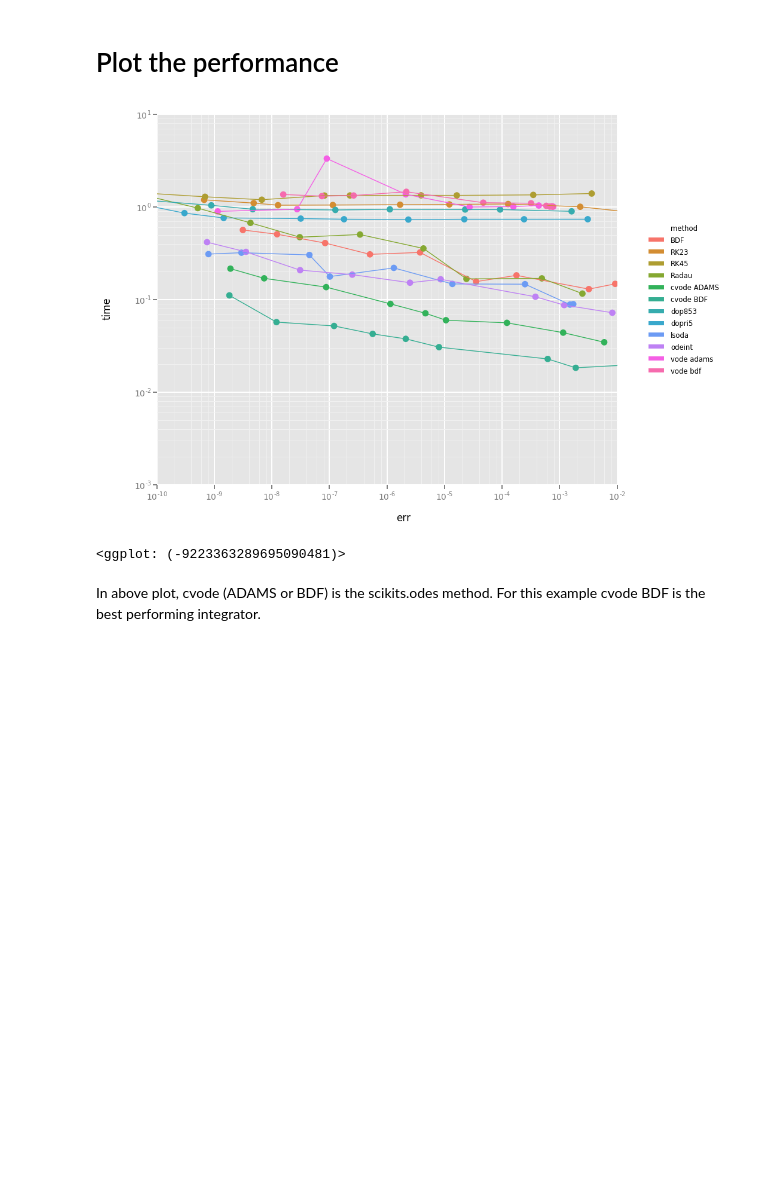
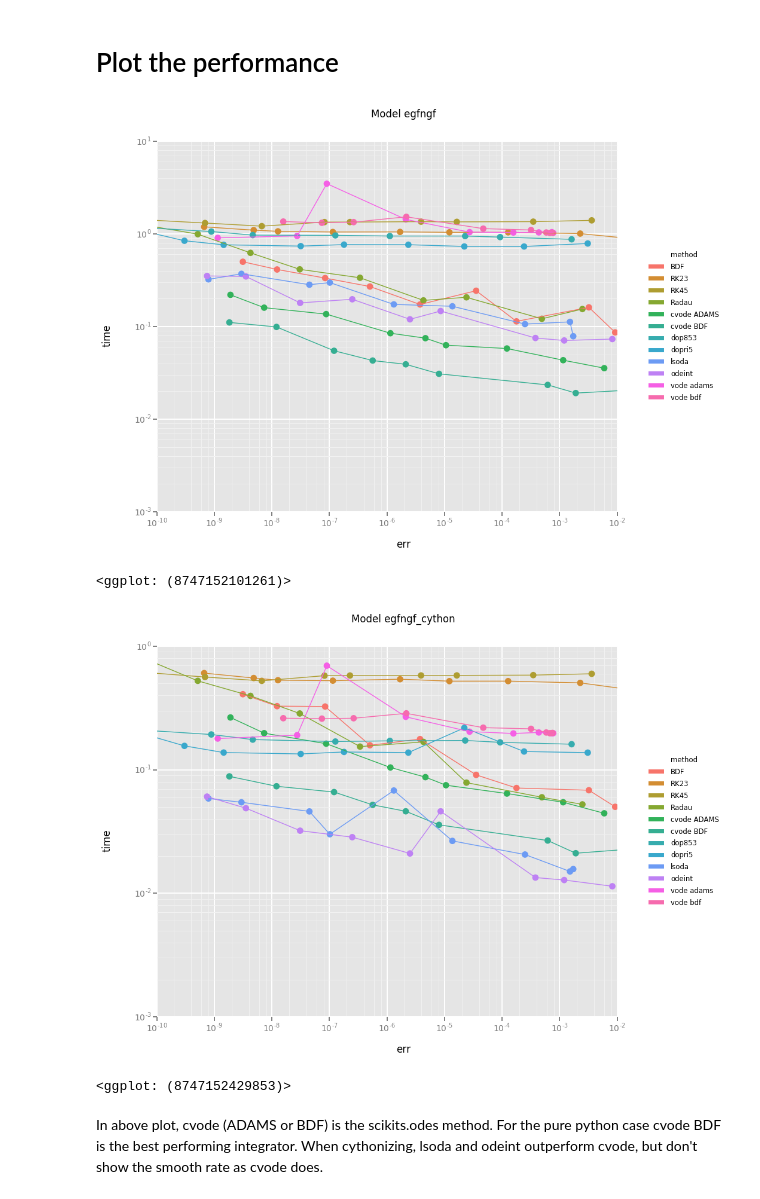
Before and after one commit to bmcage/odes, a Jupyter notebook: docs/ipython/Performance tests.ipynb, the cells around one changed output. Drawn from its saved outputs; the diff is of its cells as text; code cells hidden in the pictures; blank space fills up the shorter version.

Commit message:
Add cythonized version to the performance test

```diff
--- a/docs/ipython/Performance tests.ipynb
+++ b/docs/ipython/Performance tests.ipynb
@@ -217,3 +407,8 @@ models = [egfngf_model()]
+# %%
+model2 = egfngf_cython_model()
+# for the performance comparator, f_odes is the right hand side. For cython odes, it must be CV_RhsFunction
+model2.f_odes = model2 #egfngf_cython_model()
+models = [egfngf_model(), model2]
 # %% [markdown]
 # Methods to use to solve the models
 # %%
@@ -361,14 +556,20 @@ method: cvode ADAMS model: egfngf rtol: 0.1 err: 0.005974432620540139 toc: 0.034
 # %% [markdown]
 # Plot the performance
 # %%
-print(gg.ggplot(data, gg.aes(x='err', y='time', color='method'))
+for model in models:
+
+    print(gg.ggplot(data[data.model == model.name], gg.aes(x='err', y='time', color='method'))
       + gg.geom_point(size=60.0)
       + gg.geom_line()
       + gg.scale_x_log()
       + gg.scale_y_log()
-      + gg.xlim(1e-10, 1e-2))
+      + gg.xlim(1e-10, 1e-2)
+      + gg.ggtitle('Model ' + model.name)
+         )
 # %% [output]
-[figure, old version]
+[figure, new version]
-<ggplot: (-9223363289695090481)>
+<ggplot: (8747152101261)>
+[figure, added]
+<ggplot: (8747152429853)>
 # %% [markdown]
-In above plot, cvode (ADAMS or BDF) is the scikits.odes method. For this example cvode BDF is the best performing integrator.
+In above plot, cvode (ADAMS or BDF) is the scikits.odes method. For the pure python case cvode BDF is the best performing integrator. When cythonizing, lsoda and odeint outperform cvode, but don't show the smooth rate as cvode does.
```
Also changed, not shown: parts of 4 cells of this notebook.
